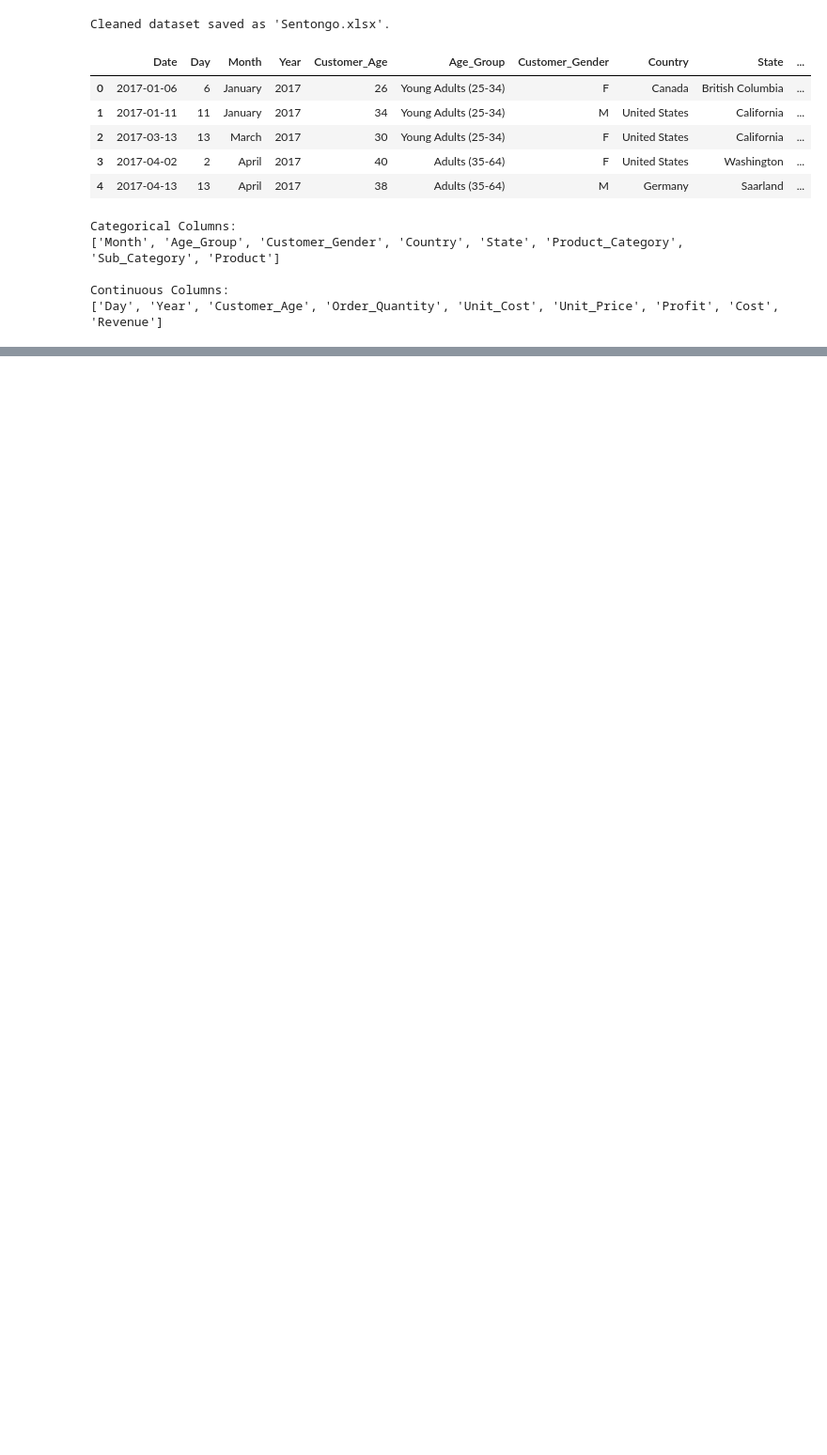
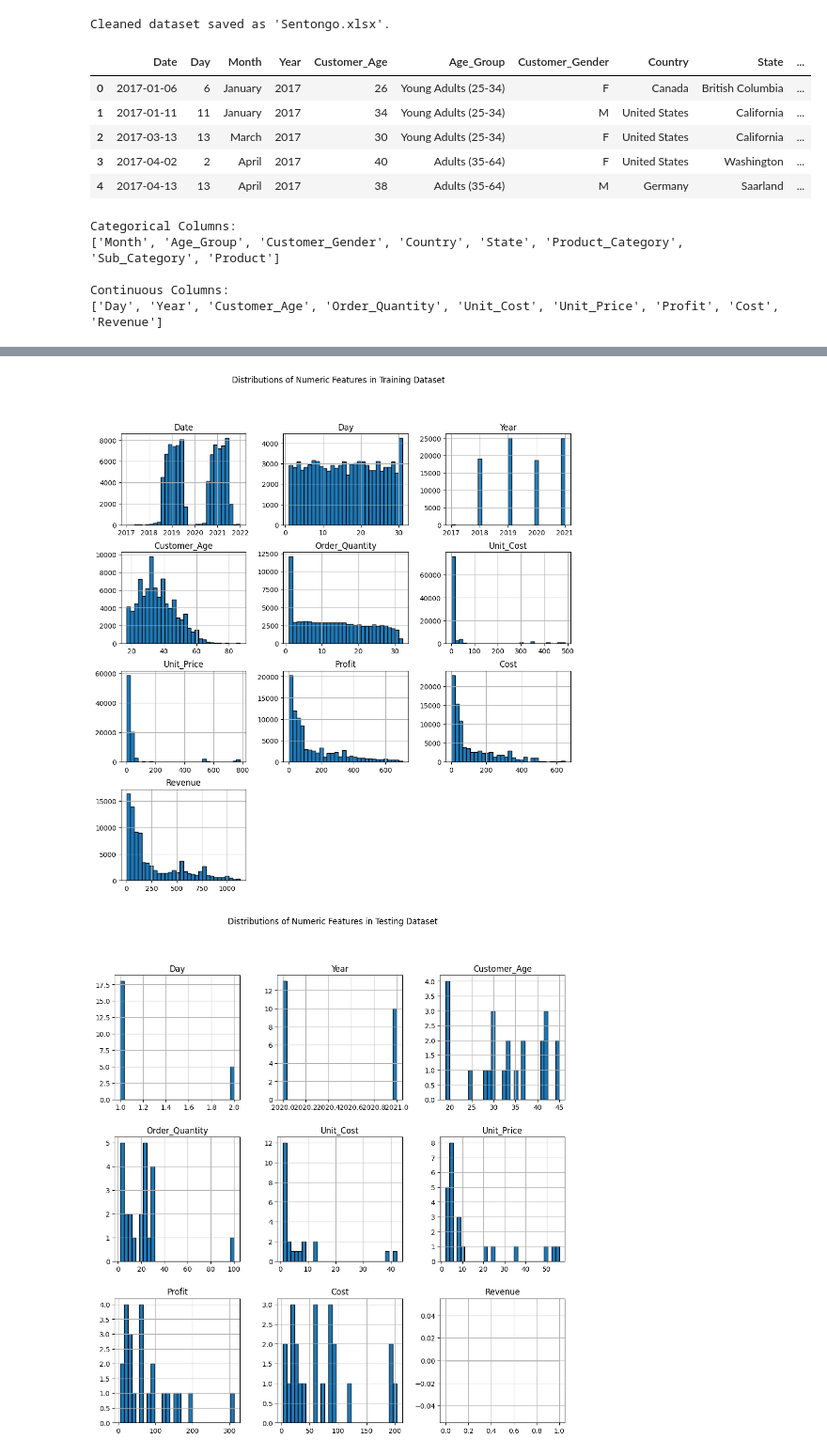
Before and after one commit to sentongo-web/Data-mining, a Jupyter notebook: Bike_Sales.ipynb, the cells around one changed output, grey strips where cells are left out. Shown: that part at 94% size. Drawn from its saved outputs; the diff is of its cells as text; code cells hidden in the pictures; blank space fills up the shorter version.

```diff
--- a/Bike_Sales.ipynb
+++ b/Bike_Sales.ipynb
@@ -235,0 +443,19 @@ Continuous Columns:
+# %%
+# Visualize distributions of numeric features
+def plot_distributions(df, name):
+    """
+    Plot the distributions of numeric features in the dataframe.
+
+    Args:
+        df (pd.DataFrame): The dataframe to plot.
+        name (str): The name of the dataset.
+    """
+    df.hist(figsize=(12, 12), bins=30, edgecolor='black')
+    plt.suptitle(f"Distributions of Numeric Features in {name} Dataset")
+    plt.show()
+
+plot_distributions(train_data, "Training")
+plot_distributions(test_data, "Testing")
+# %% [output]
+[figure, added]
+[figure, added]
```
Also changed, not shown: parts of 22 cells of this notebook.
